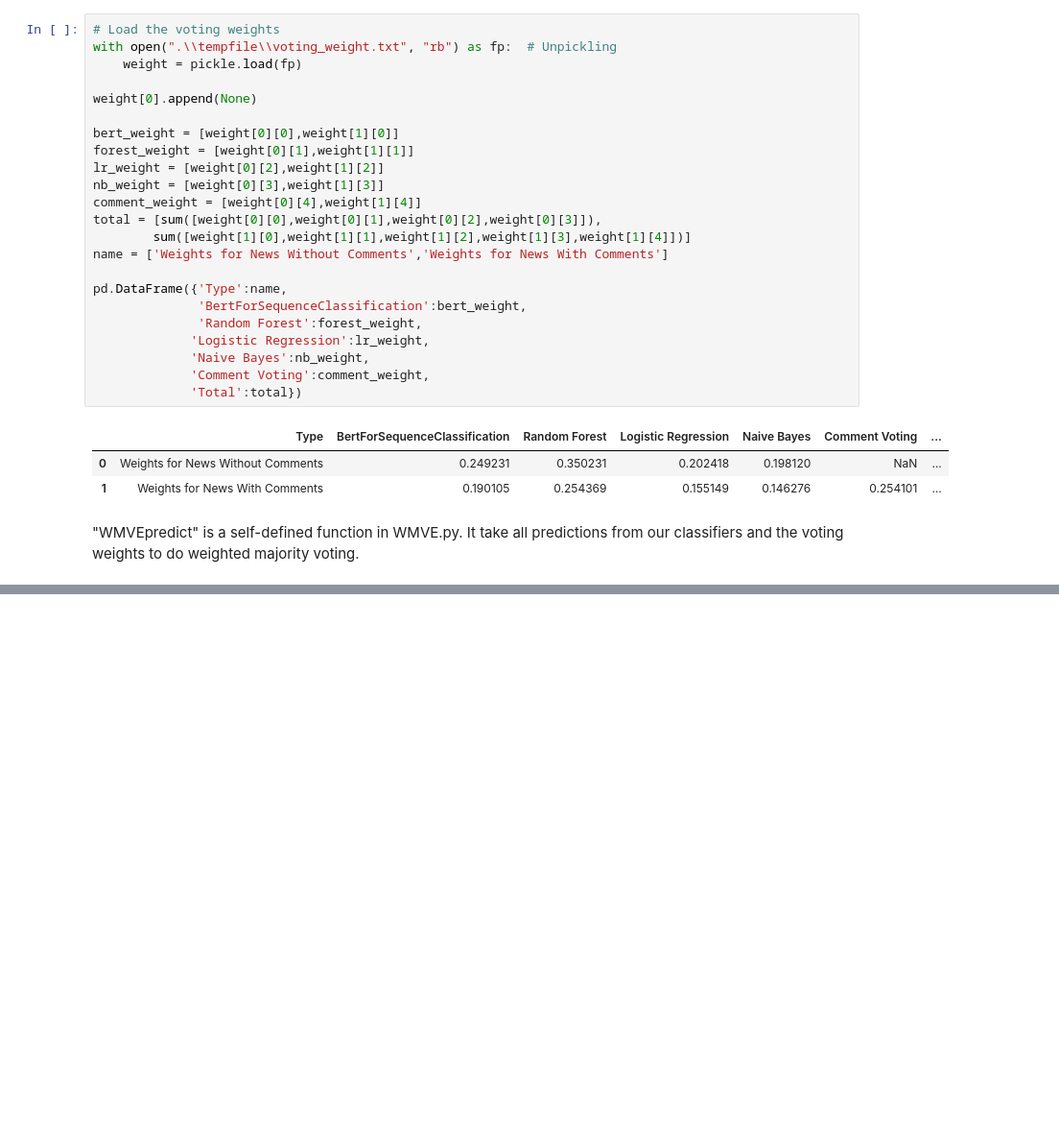
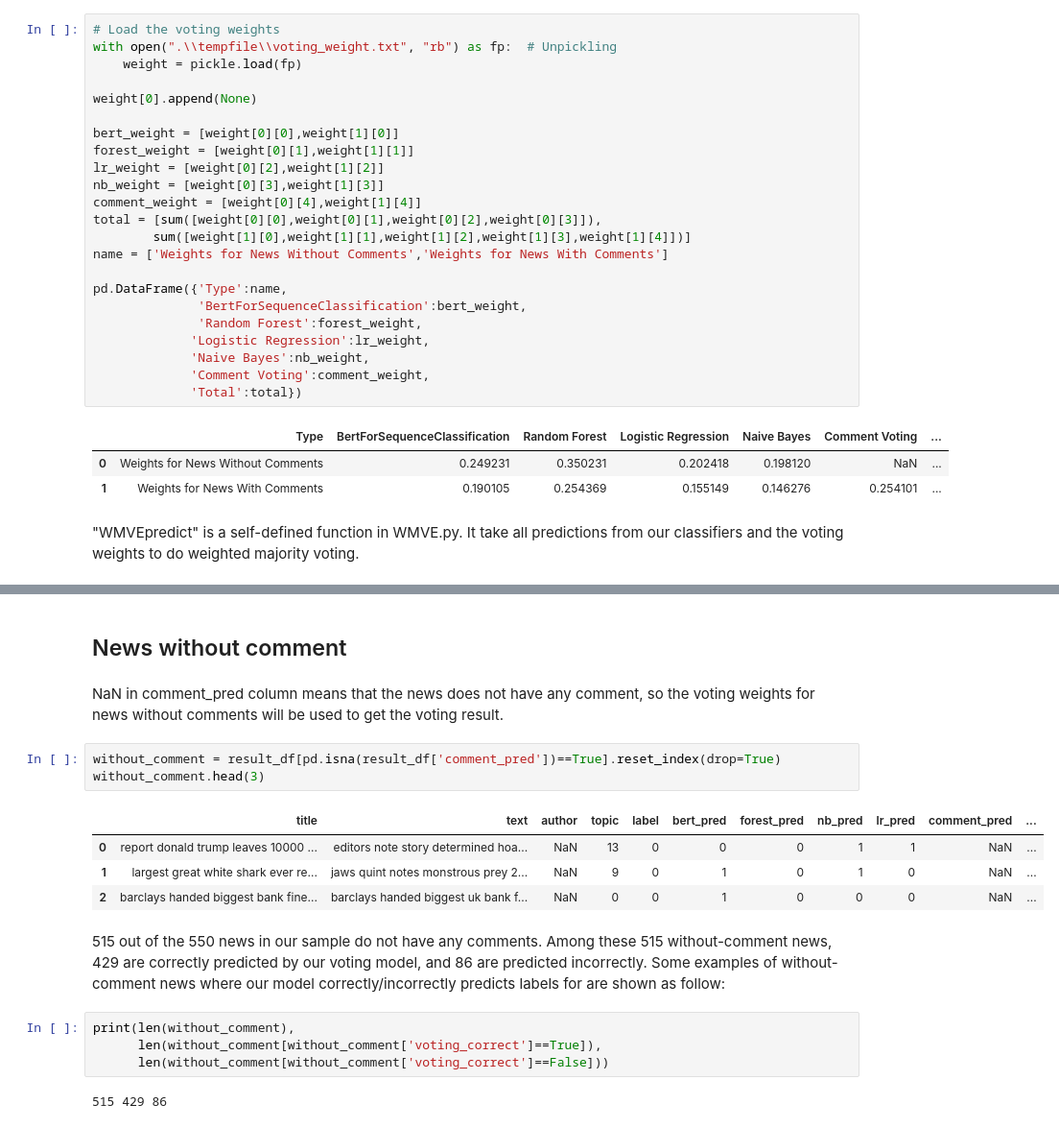
Before and after one commit to DavidKai1999/Stats-170-project, a Jupyter notebook: Project.ipynb, the cells around one changed output, grey strips where cells are left out. Shown at 96% size. Drawn from its saved outputs; the diff is of its cells as text; blank space fills up the shorter version.

```diff
--- a/Project.ipynb
+++ b/Project.ipynb
@@ -220,0 +242,20 @@ result_df.head(5)
+# %% [markdown]
+## News without comment
+# %% [markdown]
+NaN in comment_pred column means that the news does not have any comment, so the voting weights for news without comments will be used to get the voting result.
+# %%
+without_comment = result_df[pd.isna(result_df['comment_pred'])==True].reset_index(drop=True)
+without_comment.head(3)
+# %% [output]
+|  | title | text | author | topic | label | bert_pred | forest_pred | nb_pred | lr_pred | comment_pred | ... |
+| 0 | report donald trump leaves 10000 ... | editors note story determined hoa... | NaN | 13 | 0 | 0 | 0 | 1 | 1 | NaN | ... |
+| 1 | largest great white shark ever re... | jaws quint notes monstrous prey 2... | NaN | 9 | 0 | 1 | 0 | 1 | 0 | NaN | ... |
+| 2 | barclays handed biggest bank fine... | barclays handed biggest uk bank f... | NaN | 0 | 0 | 1 | 0 | 0 | 0 | NaN | ... |
+# %% [markdown]
+515 out of the 550 news in our sample do not have any comments. Among these 515 without-comment news, 429 are correctly predicted by our voting model, and 86 are predicted incorrectly. Some examples of without-comment news where our model correctly/incorrectly predicts labels for are shown as follow:
+# %%
+print(len(without_comment),
+      len(without_comment[without_comment['voting_correct']==True]),
+      len(without_comment[without_comment['voting_correct']==False]))
+# %% [output]
+515 429 86
```
Also changed, not shown: parts of 22 cells of this notebook, 1 other file.
